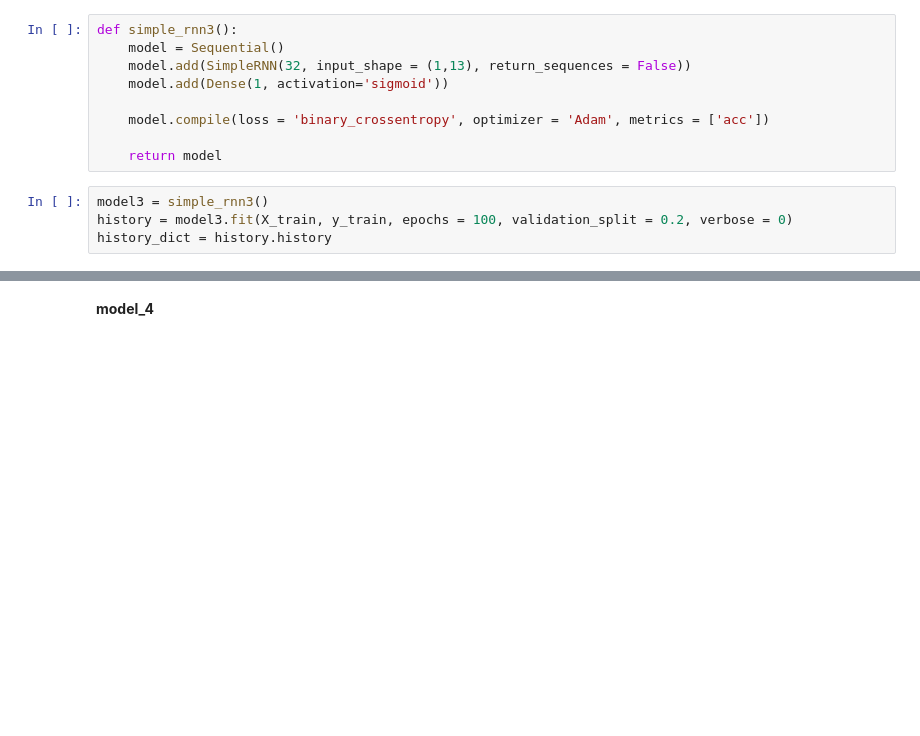
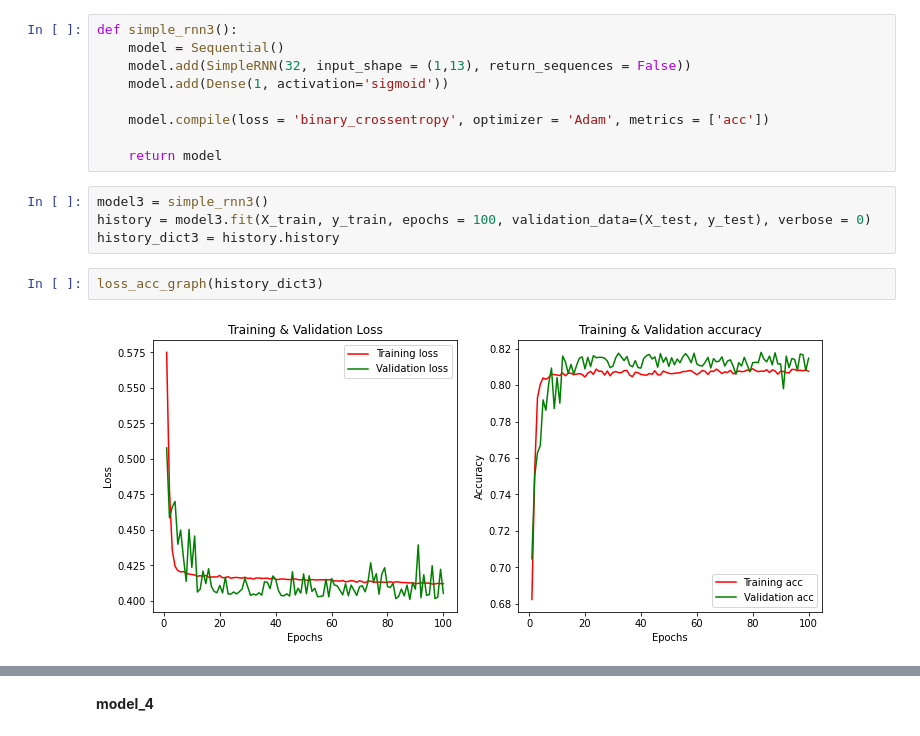
Before and after one commit to KimGriezmann/CAU_AI-SW_PE_Program, a Jupyter notebook: RNN_model/RNN_model.ipynb, the cells around one changed output, grey strips where cells are left out. Saved outputs shown, nothing was run; the diff lists cells and outputs as text; blank space fills up the shorter version.

```diff
--- a/RNN_model/RNN_model.ipynb
+++ b/RNN_model/RNN_model.ipynb
@@ -222,8 +180,12 @@ def simple_rnn3():
     return model
 # %%
 model3 = simple_rnn3()
-history = model3.fit(X_train, y_train, epochs = 100, validation_split = 0.2, verbose = 0)
-history_dict = history.history
+history = model3.fit(X_train, y_train, epochs = 100, validation_data=(X_test, y_test), verbose = 0)
+history_dict3 = history.history
+# %%
+loss_acc_graph(history_dict3)
+# %% [output]
+[figure, added]
 # %%
 results = model3.evaluate(X_test, y_test)
 print('Test accuracy: ', results[1])
```
Also changed, not shown: parts of 80 cells of this notebook.
